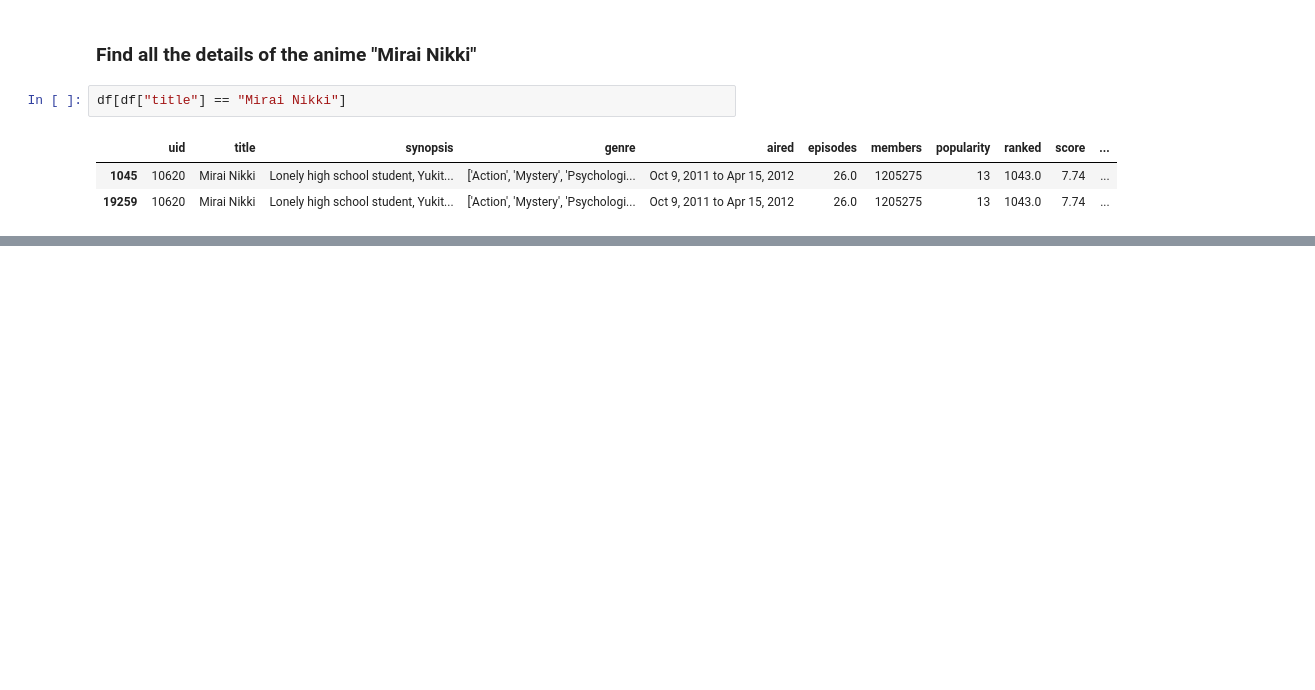
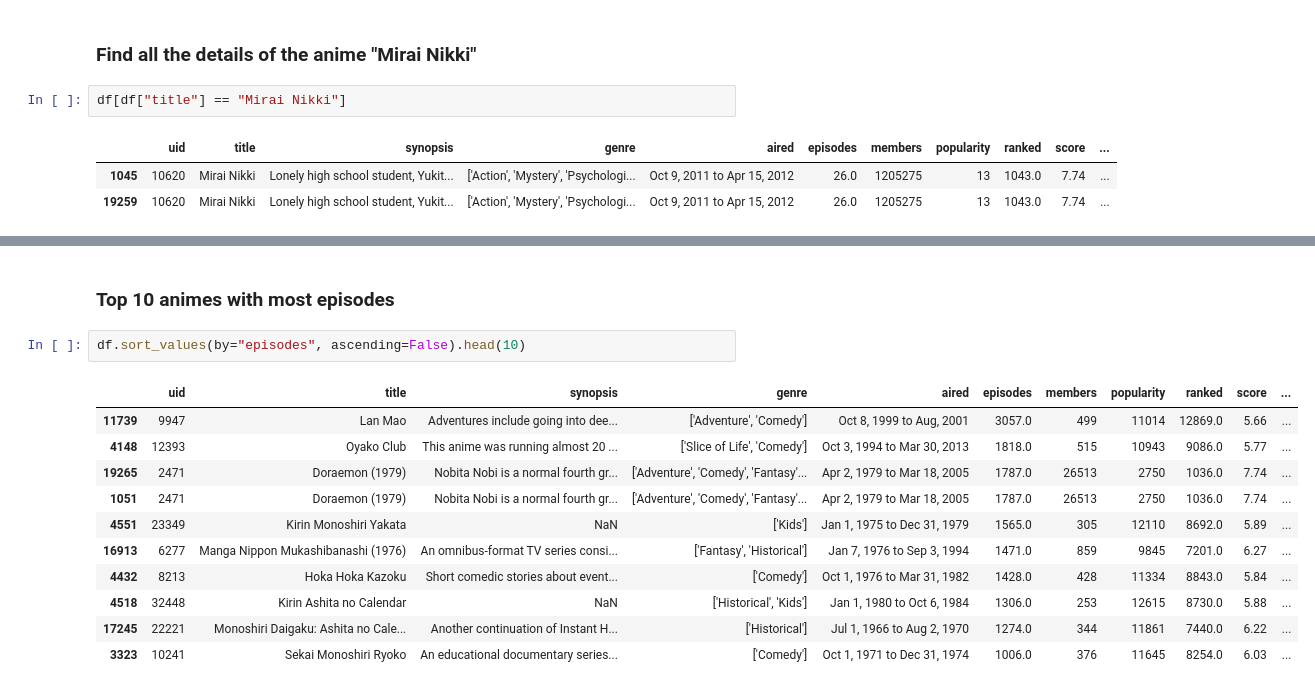
Before and after one commit to Tanay-Dwivedi/Animes-Data-Analysis, a Jupyter notebook: animes_data_analysis.ipynb, the cells around one changed output, grey strips where cells are left out. Drawn from its saved outputs; the diff is of its cells as text; blank space fills up the shorter version.

```diff
--- a/animes_data_analysis.ipynb
+++ b/animes_data_analysis.ipynb
@@ -267,0 +308,16 @@ df[df["title"] == "Mirai Nikki"]
+# %% [markdown]
+### Top 10 animes with most episodes
+# %%
+df.sort_values(by="episodes", ascending=False).head(10)
+# %% [output]
+|  | uid | title | synopsis | genre | aired | episodes | members | popularity | ranked | score | ... |
+| 11739 | 9947 | Lan Mao | Adventures include going into dee... | ['Adventure', 'Comedy'] | Oct 8, 1999 to Aug, 2001 | 3057.0 | 499 | 11014 | 12869.0 | 5.66 | ... |
+| 4148 | 12393 | Oyako Club | This anime was running almost 20 ... | ['Slice of Life', 'Comedy'] | Oct 3, 1994 to Mar 30, 2013 | 1818.0 | 515 | 10943 | 9086.0 | 5.77 | ... |
+| 19265 | 2471 | Doraemon (1979) | Nobita Nobi is a normal fourth gr... | ['Adventure', 'Comedy', 'Fantasy'... | Apr 2, 1979 to Mar 18, 2005 | 1787.0 | 26513 | 2750 | 1036.0 | 7.74 | ... |
+| 1051 | 2471 | Doraemon (1979) | Nobita Nobi is a normal fourth gr... | ['Adventure', 'Comedy', 'Fantasy'... | Apr 2, 1979 to Mar 18, 2005 | 1787.0 | 26513 | 2750 | 1036.0 | 7.74 | ... |
+| 4551 | 23349 | Kirin Monoshiri Yakata | NaN | ['Kids'] | Jan 1, 1975 to Dec 31, 1979 | 1565.0 | 305 | 12110 | 8692.0 | 5.89 | ... |
+| 16913 | 6277 | Manga Nippon Mukashibanashi (1976) | An omnibus-format TV series consi... | ['Fantasy', 'Historical'] | Jan 7, 1976 to Sep 3, 1994 | 1471.0 | 859 | 9845 | 7201.0 | 6.27 | ... |
+| 4432 | 8213 | Hoka Hoka Kazoku | Short comedic stories about event... | ['Comedy'] | Oct 1, 1976 to Mar 31, 1982 | 1428.0 | 428 | 11334 | 8843.0 | 5.84 | ... |
+| 4518 | 32448 | Kirin Ashita no Calendar | NaN | ['Historical', 'Kids'] | Jan 1, 1980 to Oct 6, 1984 | 1306.0 | 253 | 12615 | 8730.0 | 5.88 | ... |
+| 17245 | 22221 | Monoshiri Daigaku: Ashita no Cale... | Another continuation of Instant H... | ['Historical'] | Jul 1, 1966 to Aug 2, 1970 | 1274.0 | 344 | 11861 | 7440.0 | 6.22 | ... |
+| 3323 | 10241 | Sekai Monoshiri Ryoko | An educational documentary series... | ['Comedy'] | Oct 1, 1971 to Dec 31, 1974 | 1006.0 | 376 | 11645 | 8254.0 | 6.03 | ... |
```
Also changed, not shown: parts of 4 cells of this notebook.
